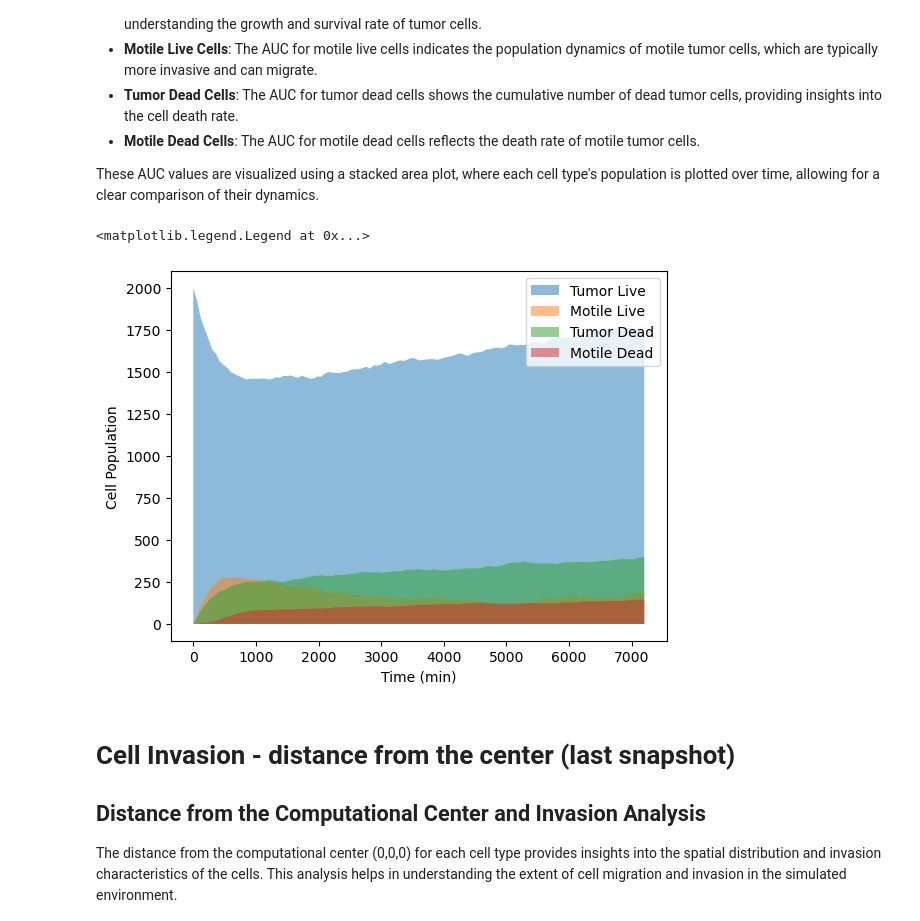
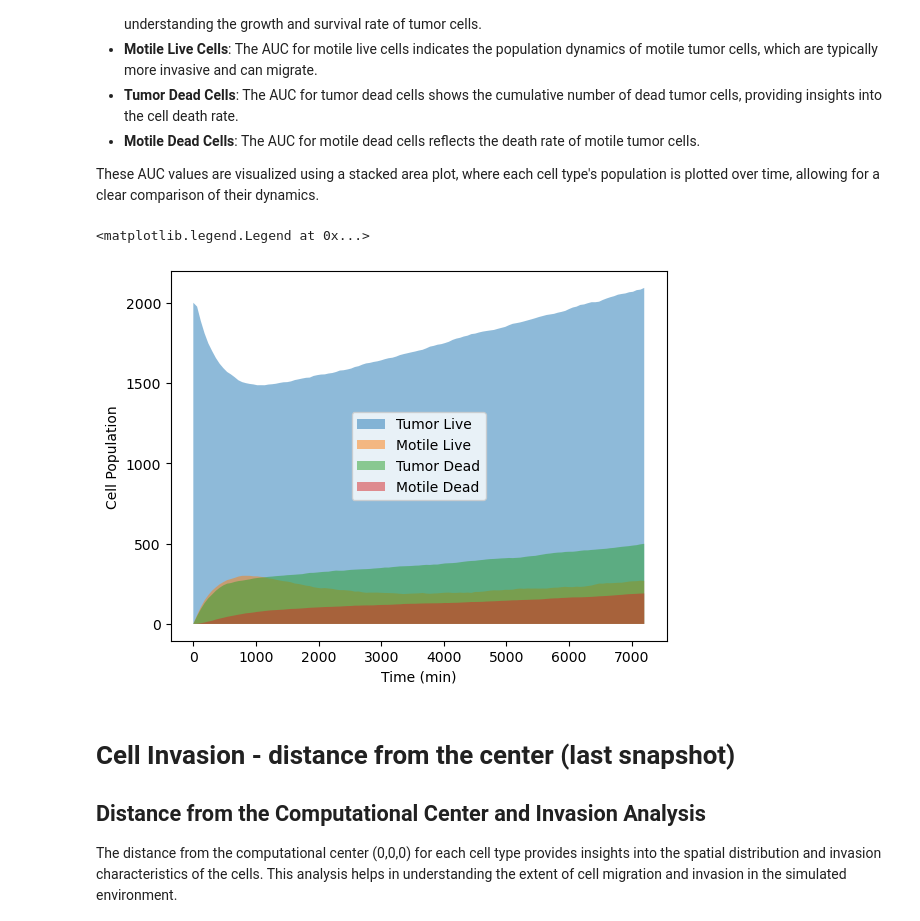
Before and after one commit to PhysiCell-Models/grammar_samples, a Jupyter notebook: Sensitivity_Analysis/Metrics.ipynb, the cells around one changed output. Drawn from its saved outputs; the diff is of its cells as text; code cells hidden in the pictures.

```diff
--- a/Sensitivity_Analysis/Metrics.ipynb
+++ b/Sensitivity_Analysis/Metrics.ipynb
@@ -60,3 +1,13 @@ Warning @ pyMCDS._read_xml : physiboss file missing ../outputs/example1_hypoxia/
+# %%
+import pandas as pd
+import numpy as np
+from scipy.stats import ecdf, ks_2samp, wasserstein_distance  # Kolmogorov-Smirnov test
+
+import matplotlib.pyplot as plt
+import seaborn as sns
+
+df_all_ex1 = pd.read_feather('df_complete_ex1.feather')
+df_all_ex3 = pd.read_feather('df_complete_ex3.feather')
 # %% [markdown]
 # Cell population - AUC
 
@@ -69,17 +20,22 @@ The area under the curve (AUC) of cell population over time provides insights in
 
 These AUC values are visualized using a stacked area plot, where each cell type's population is plotted over time, allowing for a clear comparison of their dynamics.
 # %%
+
+# Reference sample, mean across all replicates
+df_ref1 = df_all_ex1[df_all_ex1['sample'] == 0][['time', 'replicate', 'tumor_live', 'motile_live', 'tumor_dead', 'motile_dead']]
+df_ref1_mean = df_ref1.groupby(['time'], as_index=False).mean()
+
 # Plotting AUC
 fig, ax = plt.subplots()
-ax.fill_between(time, tumor_live, 0, alpha=0.5, label='Tumor Live')
-ax.fill_between(time, motile_live, 0, alpha=0.5, label='Motile Live')
-ax.fill_between(time, tumor_dead, 0, alpha=0.5, label='Tumor Dead')
-ax.fill_between(time, motile_dead, 0, alpha=0.5, label='Motile Dead')
+ax.fill_between(df_ref1_mean['time'], df_ref1_mean['tumor_live'], 0, alpha=0.5, label='Tumor Live')
+ax.fill_between(df_ref1_mean['time'], df_ref1_mean['motile_live'], 0, alpha=0.5, label='Motile Live')
+ax.fill_between(df_ref1_mean['time'], df_ref1_mean['tumor_dead'], 0, alpha=0.5, label='Tumor Dead')
+ax.fill_between(df_ref1_mean['time'], df_ref1_mean['motile_dead'], 0, alpha=0.5, label='Motile Dead')
 ax.set(xlabel='Time (min)', ylabel='Cell Population')
 ax.legend()
 # %% [output]
 <matplotlib.legend.Legend at 0x...>
-[figure, old version]
+[figure, new version]
 # %% [markdown]
 # Cell Invasion - distance from the center (last snapshot)
 
```
Also changed, not shown: parts of 8 cells of this notebook, 8 other files.
